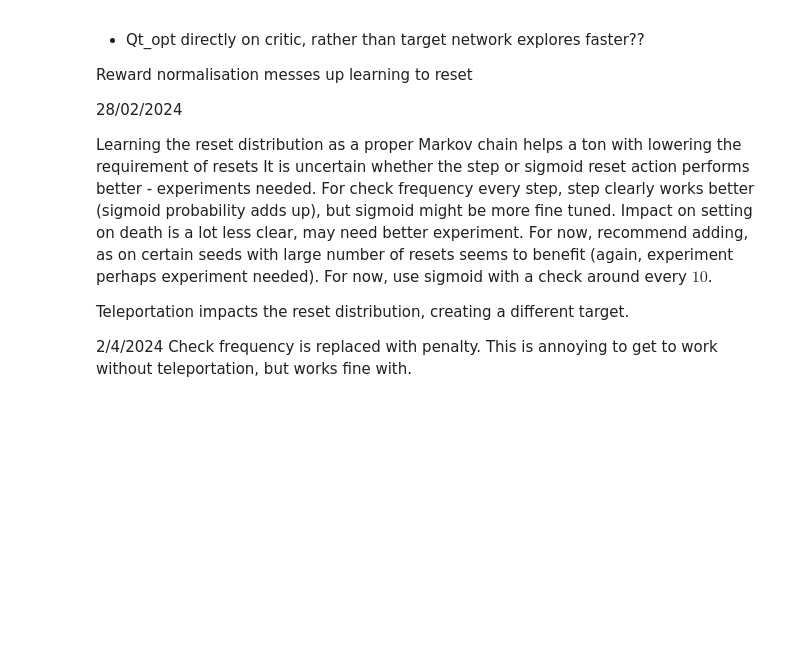
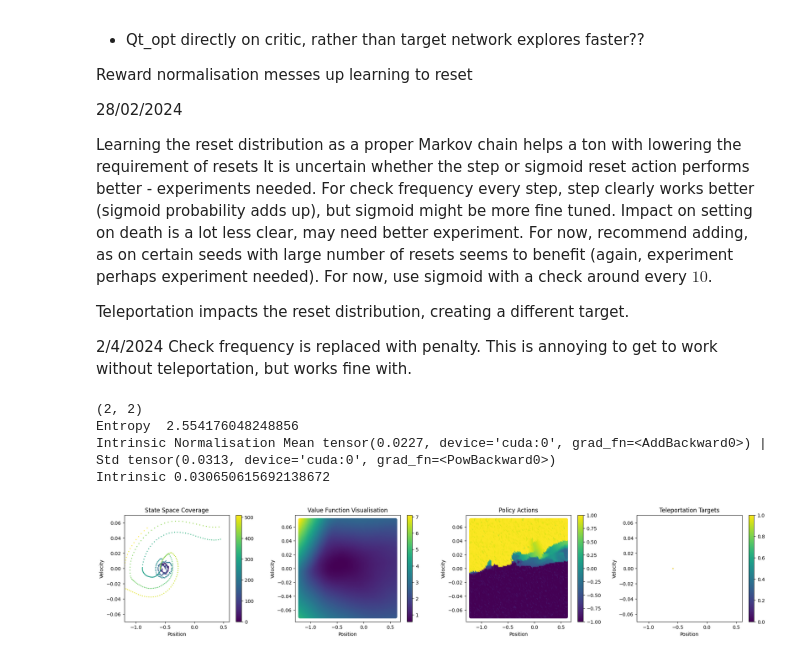
Before and after one commit to MarkHaoxiang/kitten, a Jupyter notebook: cats.ipynb, the cells around one changed output. Saved outputs shown, nothing was run; the diff lists cells and outputs as text; code cells hidden in the pictures; blank space fills up the shorter version.

```diff
--- a/cats.ipynb
+++ b/cats.ipynb
@@ -89,21 +73,29 @@ with initialize(version_base=None, config_path="cats/config"):
 # %%
-SEED = 0
+with initialize(version_base=None, config_path="cats/config"):
+    cfg = compose(
+        config_name="defaults.yaml",
+        overrides=[
+            "seed=3",
+            "cats.teleport.enable=true",
+            "train.total_frames=256"
+        ]
+    )
 
-experiment_cfg = copy.deepcopy(cfg)
-# experiment_cfg.noise.scale = [0.1, 0.01]
-experiment = CatsExperiment(
-    cfg=cfg,
-    device=DEVICE
-)
-experiment.run()
+experiment = run(cfg)
 
 N_ROWS, N_COL = 1, 4
 fig, axs = plt.subplots(N_ROWS, N_COL)
 fig.set_size_inches(N_COL * 6, N_ROWS * 4)
 fig.subplots_adjust(wspace=0.3)
 visualise_memory(experiment, fig, axs[0])
 visualise_experiment_value_estimate(experiment, fig, axs[1], axs[2])
-#visualise_teleport_targets(experiment, fig, axs[3])
+visualise_teleport_targets(experiment, fig, axs[3])
 print("Entropy ", entropy_memory(experiment.memory.rb))
 print("Intrinsic Normalisation", experiment.intrinsic._reward_normalisation.__str__())
 print("Intrinsic", evaluate_rnd(experiment))
+# %% [output]
+(2, 2)
+Entropy  2.554176048248856
+Intrinsic Normalisation Mean tensor(0.0227, device='cuda:0', grad_fn=<AddBackward0>) | Std tensor(0.0313, device='cuda:0', grad_fn=<PowBackward0>)
+Intrinsic 0.030650615692138672
+[figure, added]
```
Also changed, not shown: parts of 2 cells of this notebook, 8 other files.
